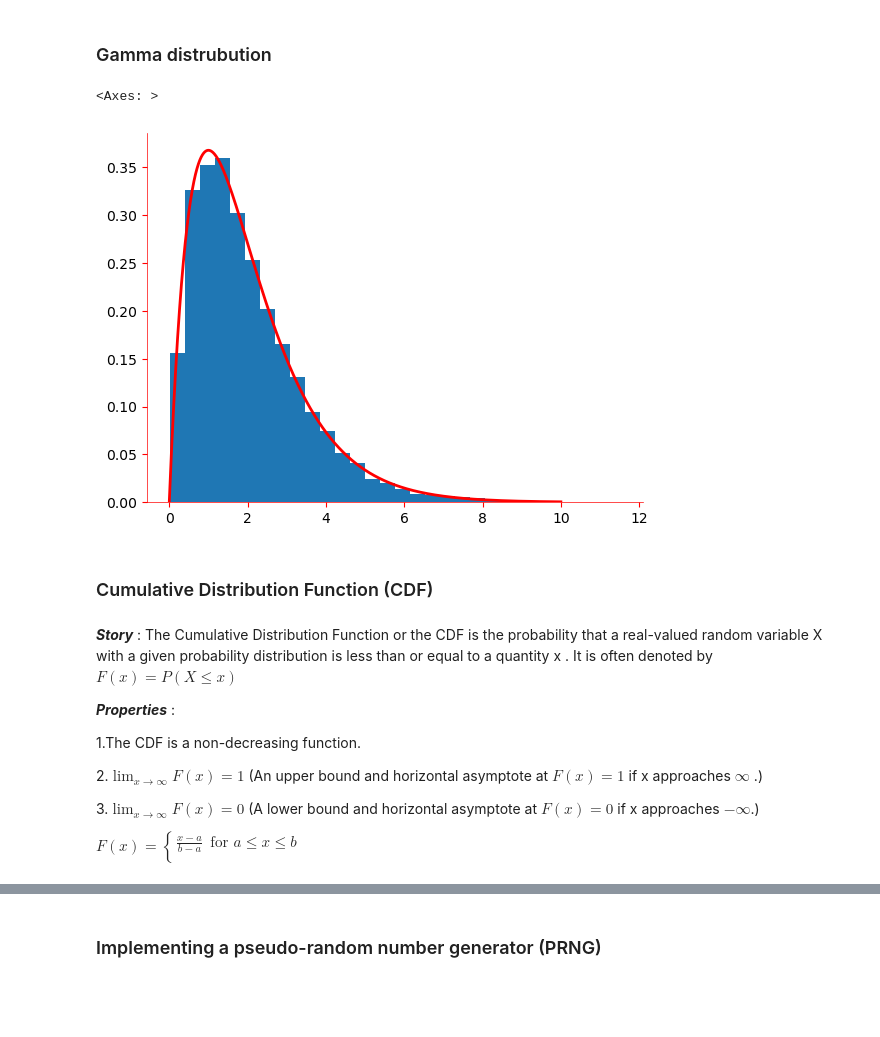
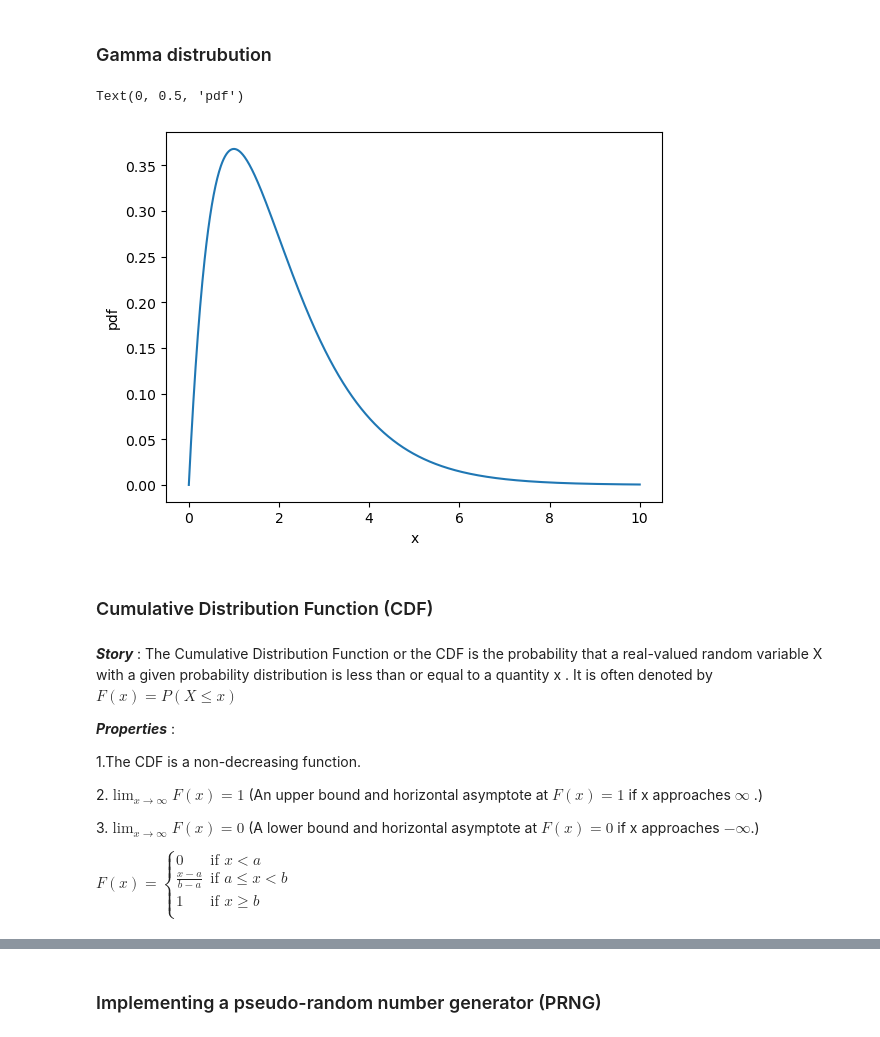
Before and after one commit to rishabh-mondal/Rishabh-mondal.github.io, a Jupyter notebook: posts/Sampling_distributions.ipynb, the cells around one changed output, grey strips where cells are left out. Cells and saved outputs as stored; diff of their text form; code cells hidden in the pictures; blank space fills up the shorter version.

```diff
--- a/posts/Sampling_distributions.ipynb
+++ b/posts/Sampling_distributions.ipynb
@@ -313,20 +212,15 @@ format_axes(plt.gca())
 # %%
 alpha = 2.0
 beta = 1.0
-# Create a Gamma distribution object
 gamma_dist = torch.distributions.Gamma(alpha, beta)
-samples = gamma_dist.sample((n_samples,))
-samples_np = samples.numpy()
-plt.hist(samples_np, bins=30, density=True)
-
-# Plot the probability density function (PDF)
-x = torch.linspace(0, 10, n_samples)
+x = torch.linspace(0, 10, 1000)
 pdf = gamma_dist.log_prob(x).exp()
-plt.plot(x.numpy(), pdf.numpy(), 'r-', linewidth=2)
-format_axes(plt.gca())
+plt.plot(x,pdf)
+plt.xlabel("x")
+plt.ylabel("pdf")
 # %% [output]
-<Axes: >
+Text(0, 0.5, 'pdf')
-[figure, old version]
+[figure, new version]
 # %% [markdown]
 ### Cumulative Distribution Function (CDF)
 # %% [markdown]
@@ -349,7 +243,10 @@ with a given probability distribution is less than or equal to a quantity x
  if x
  approaches $-∞$.)
 
-$F(x) = \begin{cases}
-\frac{x - a}{b - a} & \text{for } a \leq x \leq b \\
+$
+F(x) = \begin{cases}
+0 & \text{if } x < a \\
+\frac{{x - a}}{{b - a}} & \text{if } a \leq x < b \\
+1 & \text{if } x \geq b \\
 \end{cases}
 $
```
Also changed, not shown: parts of 38 cells of this notebook, 22 other files.
